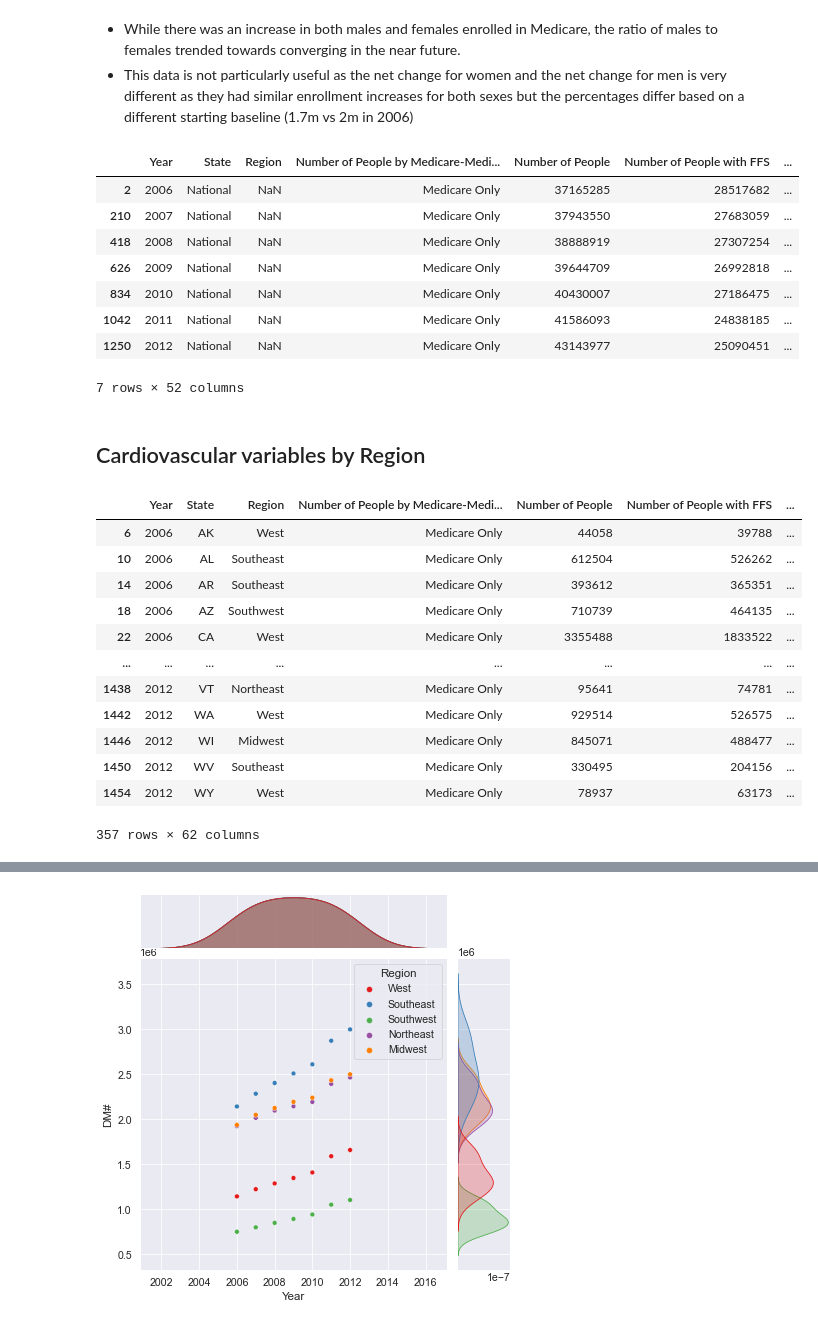
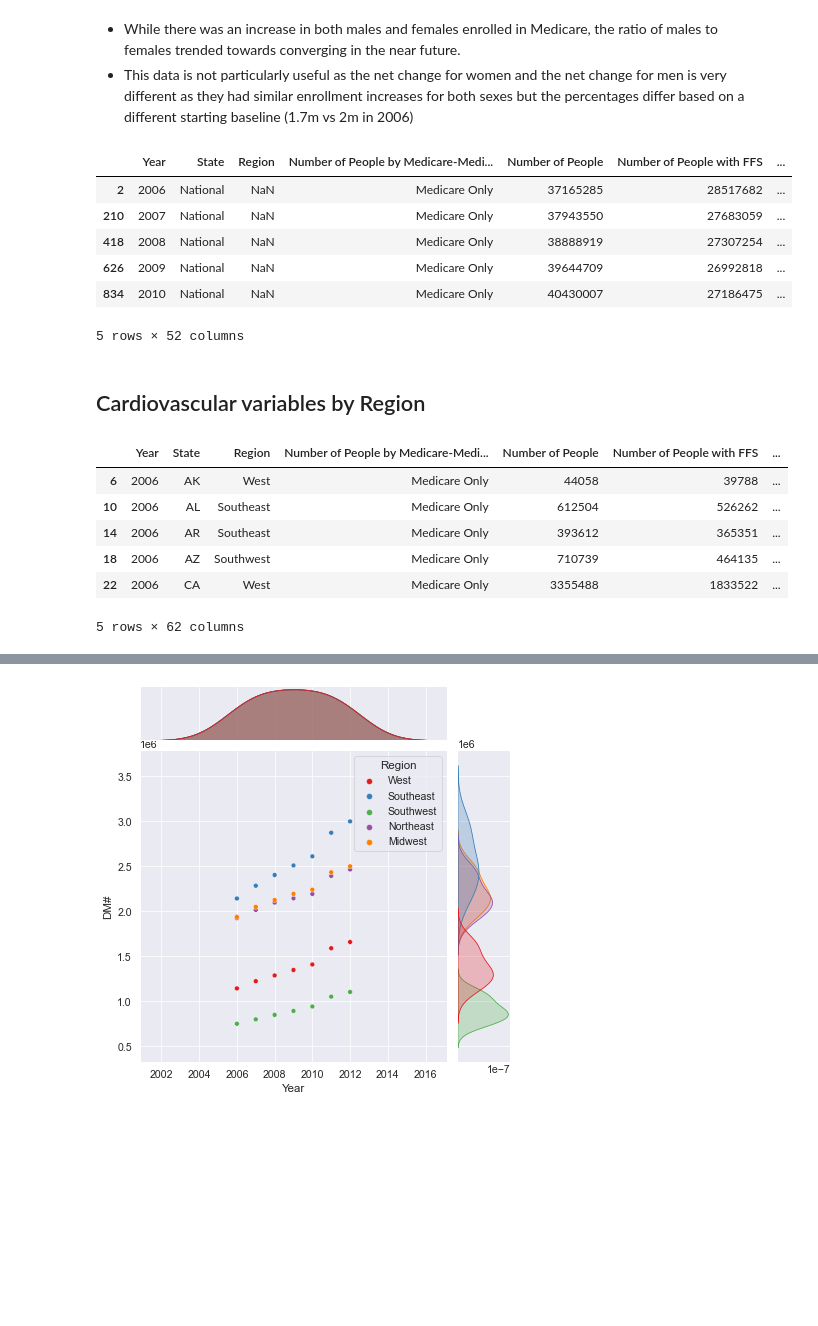
Before and after one commit to data301-2021-winter1/project-group36-project, a Jupyter notebook: notebooks/analysis1.ipynb, the cells around one changed output, grey strips where cells are left out. Cells and saved outputs as stored; diff of their text form; code cells hidden in the pictures; blank space fills up the shorter version.

```diff
--- a/notebooks/analysis1.ipynb
+++ b/notebooks/analysis1.ipynb
@@ -162,7 +163,7 @@ plt.savefig('../images/Sex_Trends.png', dpi=300)
 - While there was an increase in both males and females enrolled in Medicare, the ratio of males to females trended towards converging in the near future.
 - This data is not particularly useful  as the net change for women and the net change for men is very different as they had similar enrollment increases for both sexes but the percentages differ based on a different starting baseline (1.7m vs 2m in 2006)
 # %%
-df_nation
+df_nation.head()
 # %% [output]
 |  | Year | State | Region | Number of People by Medicare-Medi... | Number of People | Number of People with FFS | ... |
 | 2 | 2006 | National | NaN | Medicare Only | 37165285 | 28517682 | ... |
@@ -170,9 +171,7 @@ df_nation
 | 418 | 2008 | National | NaN | Medicare Only | 38888919 | 27307254 | ... |
 | 626 | 2009 | National | NaN | Medicare Only | 39644709 | 26992818 | ... |
 | 834 | 2010 | National | NaN | Medicare Only | 40430007 | 27186475 | ... |
-| 1042 | 2011 | National | NaN | Medicare Only | 41586093 | 24838185 | ... |
-| 1250 | 2012 | National | NaN | Medicare Only | 43143977 | 25090451 | ... |
-7 rows × 52 columns
+5 rows × 52 columns
 # %% [markdown]
 ## Cardiovascular variables by Region
 # %%
@@ -180,18 +179,12 @@ p1.create_cardio_pop(dfc)
 # %%
 dfc = dfc.loc[(dfc['State'] != 'National') & (dfc['Number of People by Medicare-Medicaid Enrollment Type'] == 'Medicare Only')]
 # %%
-dfc
+dfc.head()
 # %% [output]
 |  | Year | State | Region | Number of People by Medicare-Medi... | Number of People | Number of People with FFS | ... |
 | 6 | 2006 | AK | West | Medicare Only | 44058 | 39788 | ... |
 | 10 | 2006 | AL | Southeast | Medicare Only | 612504 | 526262 | ... |
 | 14 | 2006 | AR | Southeast | Medicare Only | 393612 | 365351 | ... |
 | 18 | 2006 | AZ | Southwest | Medicare Only | 710739 | 464135 | ... |
 | 22 | 2006 | CA | West | Medicare Only | 3355488 | 1833522 | ... |
-| ... | ... | ... | ... | ... | ... | ... | ... |
-| 1438 | 2012 | VT | Northeast | Medicare Only | 95641 | 74781 | ... |
-| 1442 | 2012 | WA | West | Medicare Only | 929514 | 526575 | ... |
-| 1446 | 2012 | WI | Midwest | Medicare Only | 845071 | 488477 | ... |
-| 1450 | 2012 | WV | Southeast | Medicare Only | 330495 | 204156 | ... |
-| 1454 | 2012 | WY | West | Medicare Only | 78937 | 63173 | ... |
-357 rows × 62 columns
+5 rows × 62 columns
```
Also changed, not shown: parts of 15 cells of this notebook, 13 other files.
